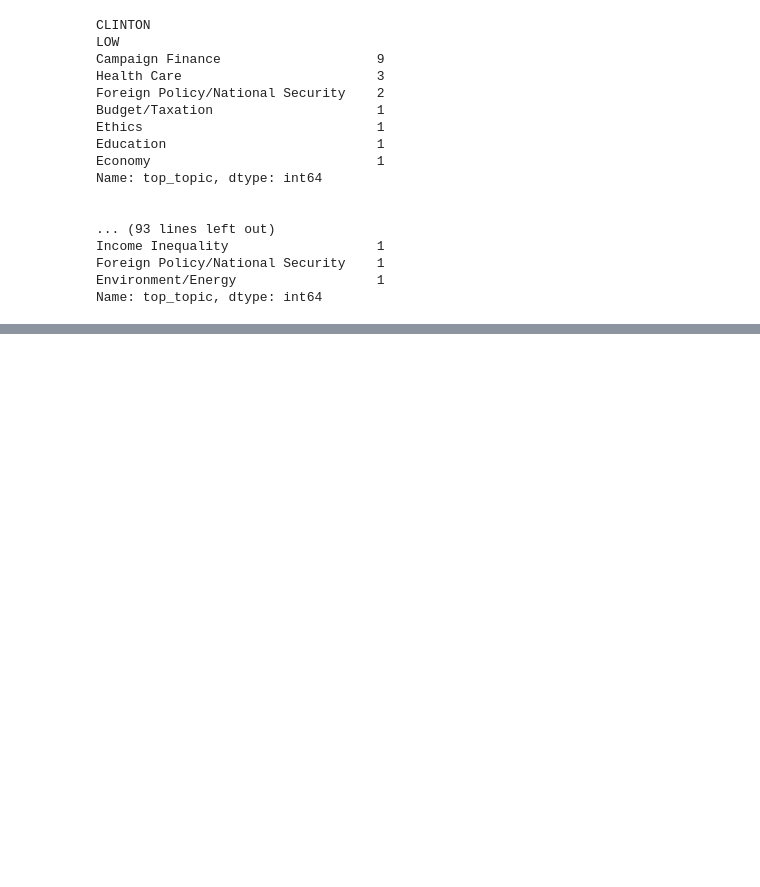
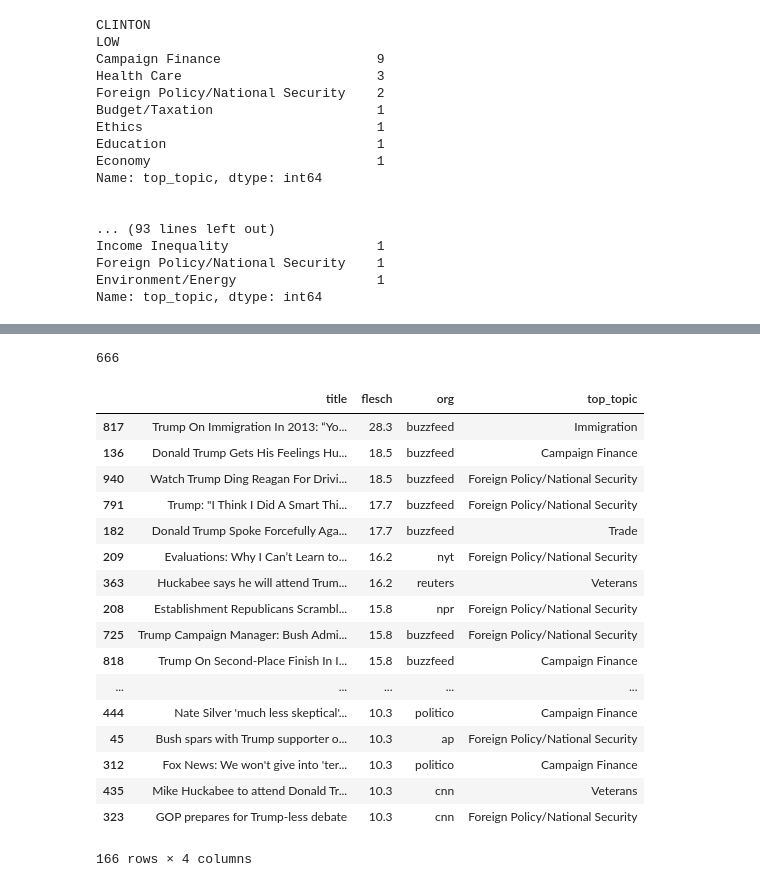
Before and after one commit to sbchou/ANALYSIS, a Jupyter notebook: PRESURVEY/TopBottom10Percent.ipynb, the cells around one changed output, grey strips where cells are left out. Saved outputs shown, nothing was run; the diff lists cells and outputs as text; code cells hidden in the pictures; blank space fills up the shorter version.

```diff
--- a/PRESURVEY/TopBottom10Percent.ipynb
+++ b/PRESURVEY/TopBottom10Percent.ipynb
@@ -183,0 +222,25 @@ Name: top_topic, dtype: int64
+# %%
+c = 'trump'
+n = len(all_df[(all_df.candidate == c)])
+print n
+all_df[(all_df.candidate == c)].sort_values('flesch',ascending=False)[['title','flesch','org','top_topic']].head(n/4)
+# %% [output]
+666
+|  | title | flesch | org | top_topic |
+| 817 | Trump On Immigration In 2013: “Yo... | 28.3 | buzzfeed | Immigration |
+| 136 | Donald Trump Gets His Feelings Hu... | 18.5 | buzzfeed | Campaign Finance |
+| 940 | Watch Trump Ding Reagan For Drivi... | 18.5 | buzzfeed | Foreign Policy/National Security |
+| 791 | Trump: "I Think I Did A Smart Thi... | 17.7 | buzzfeed | Foreign Policy/National Security |
+| 182 | Donald Trump Spoke Forcefully Aga... | 17.7 | buzzfeed | Trade |
+| 209 | Evaluations: Why I Can’t Learn to... | 16.2 | nyt | Foreign Policy/National Security |
+| 363 | Huckabee says he will attend Trum... | 16.2 | reuters | Veterans |
+| 208 | Establishment Republicans Scrambl... | 15.8 | npr | Foreign Policy/National Security |
+| 725 | Trump Campaign Manager: Bush Admi... | 15.8 | buzzfeed | Foreign Policy/National Security |
+| 818 | Trump On Second-Place Finish In I... | 15.8 | buzzfeed | Campaign Finance |
+| ... | ... | ... | ... | ... |
+| 444 | Nate Silver 'much less skeptical'... | 10.3 | politico | Campaign Finance |
+| 45 | Bush spars with Trump supporter o... | 10.3 | ap | Foreign Policy/National Security |
+| 312 | Fox News: We won't give into 'ter... | 10.3 | politico | Campaign Finance |
+| 435 | Mike Huckabee to attend Donald Tr... | 10.3 | cnn | Veterans |
+| 323 | GOP prepares for Trump-less debate | 10.3 | cnn | Foreign Policy/National Security |
+166 rows × 4 columns
```
Also changed, not shown: parts of 5 cells of this notebook, 43 other files.
